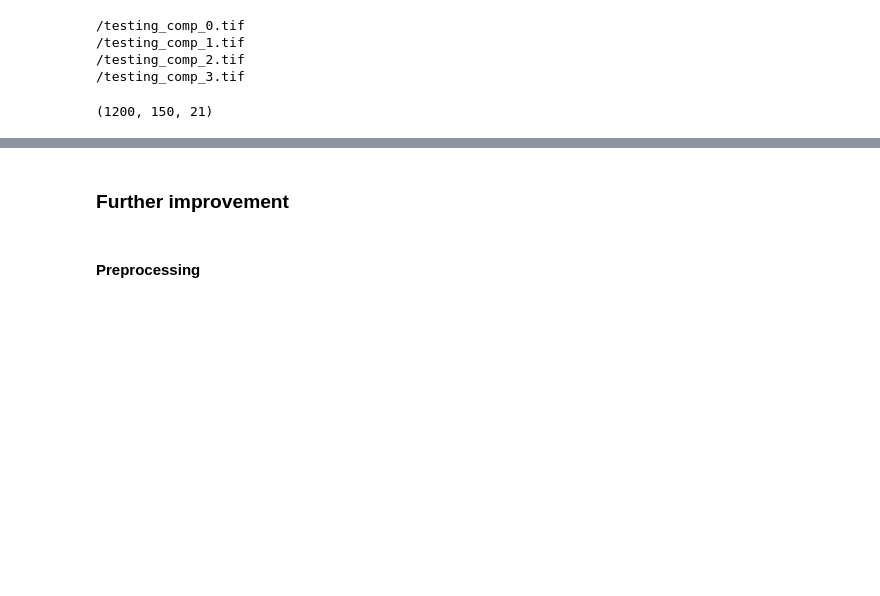
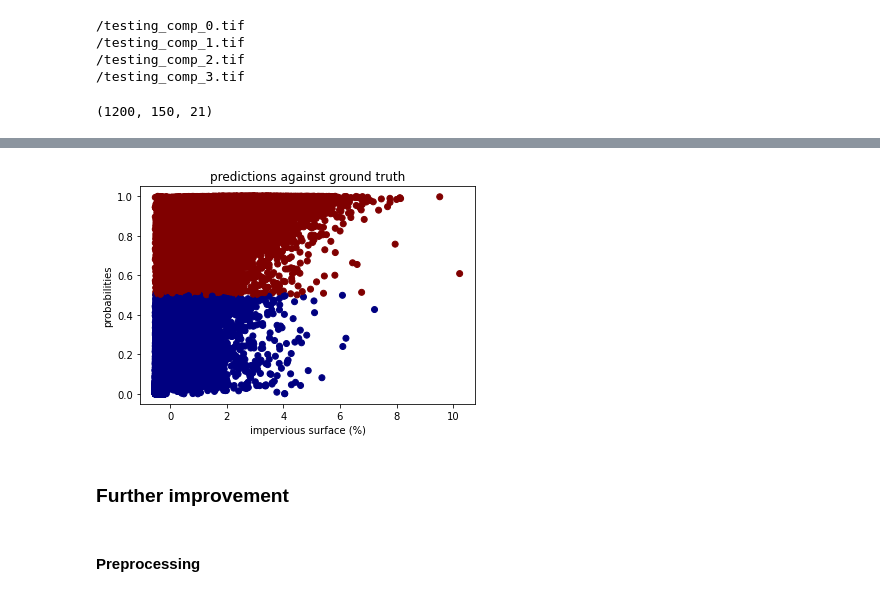
Before and after one commit to asrenninger/sensing, a Jupyter notebook: python/gee.ipynb, the cells around one changed output, grey strips where cells are left out. Saved outputs shown, nothing was run; the diff lists cells and outputs as text; code cells hidden in the pictures; blank space fills up the shorter version.

```diff
--- a/python/gee.ipynb
+++ b/python/gee.ipynb
@@ -929,7 +908,14 @@ _________________________________________________________________
 from keras.optimizers import SGD
 # %%
 sgd = SGD(lr = 0.01, momentum = 0.9, nesterov = True)
+# %%
+callbacks = [
+    EarlyStopping(patience=10, verbose=1),
+    ReduceLROnPlateau(factor=0.1, patience=5, min_lr=0.00001, verbose=1),
+    ModelCheckpoint('model-lc-mlp-test.h5', verbose=1, save_best_only=True, save_weights_only=True)
+]
 # %%
+model = get_mlp()
 model.compile(optimizer = sgd,
               loss = 'categorical_crossentropy',
               metrics = ['accuracy'])
@@ -937,6 +923,7 @@ model.compile(optimizer = sgd,
 history = model.fit(X_train, y_train,
                     epochs = EPOCH,
                     batch_size = BATCH,
+                    callbacks = callbacks,
                     validation_data = (X_test, y_test))
 # %% [output]
 Train on 90000 samples, validate on 90000 samples
@@ -966,0 +956,2 @@ Test accuracy:  0.9146222472190857
+# %%
+model.load_weights(directory + '/checkpoint_mlp')
@@ -966,0 +1041,15 @@ Test accuracy:  0.9146222472190857
+# %%
+fig, ax = plt.subplots()
+
+probs = model.predict(X_test, verbose = 1)
+color = model.predict_classes(X_test, verbose = 1)
+probs = probs[:, 1]
+
+ax.scatter(imp_test, probs, c = color, cmap = 'jet')
+
+ax.set_title("predictions against ground truth")
+
+plt.xlabel('impervious surface (%)')
+plt.ylabel('probabilities')
+plt.show()
+# %% [output]
@@ -966,0 +1058 @@ Test accuracy:  0.9146222472190857
+[figure, added]
```
Also changed, not shown: parts of 76 cells of this notebook.
